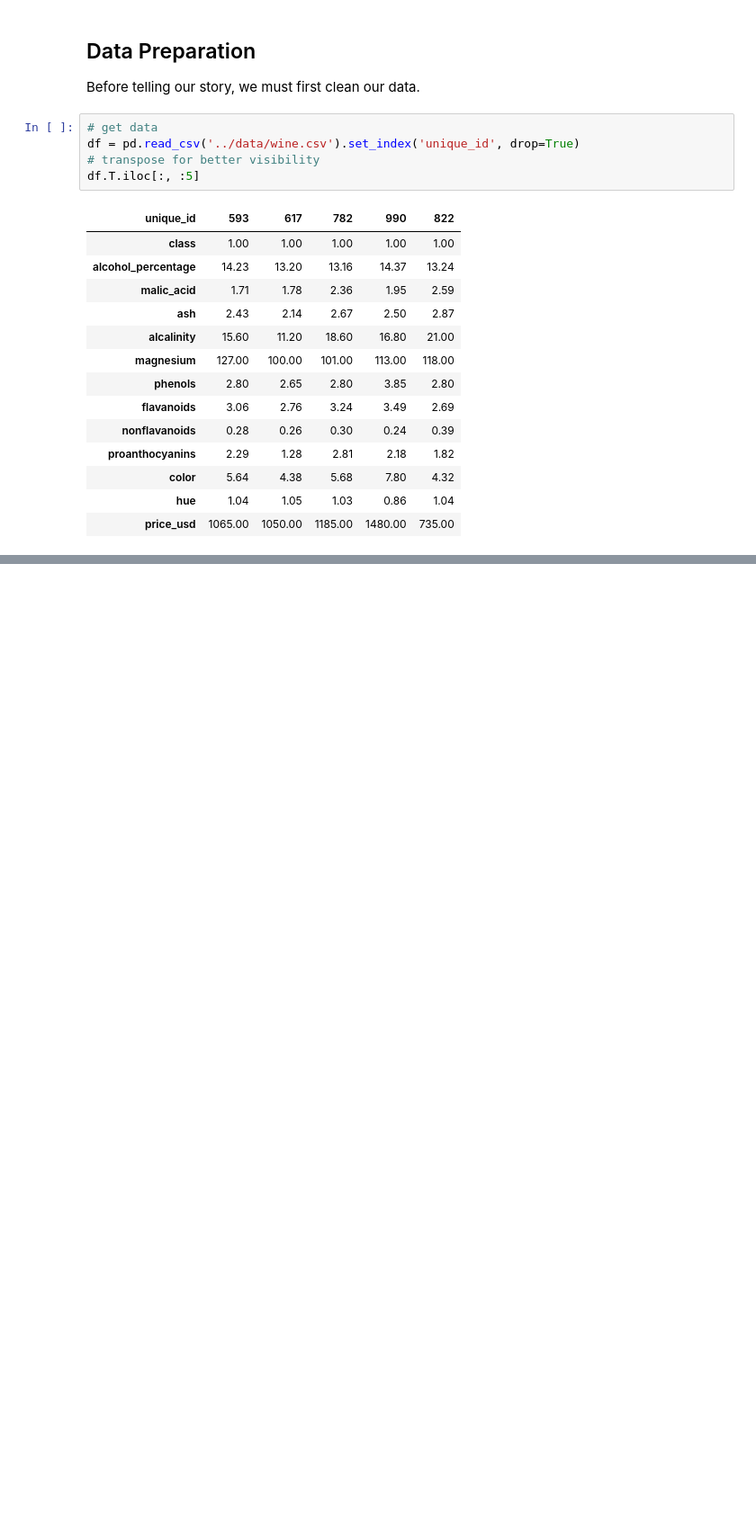
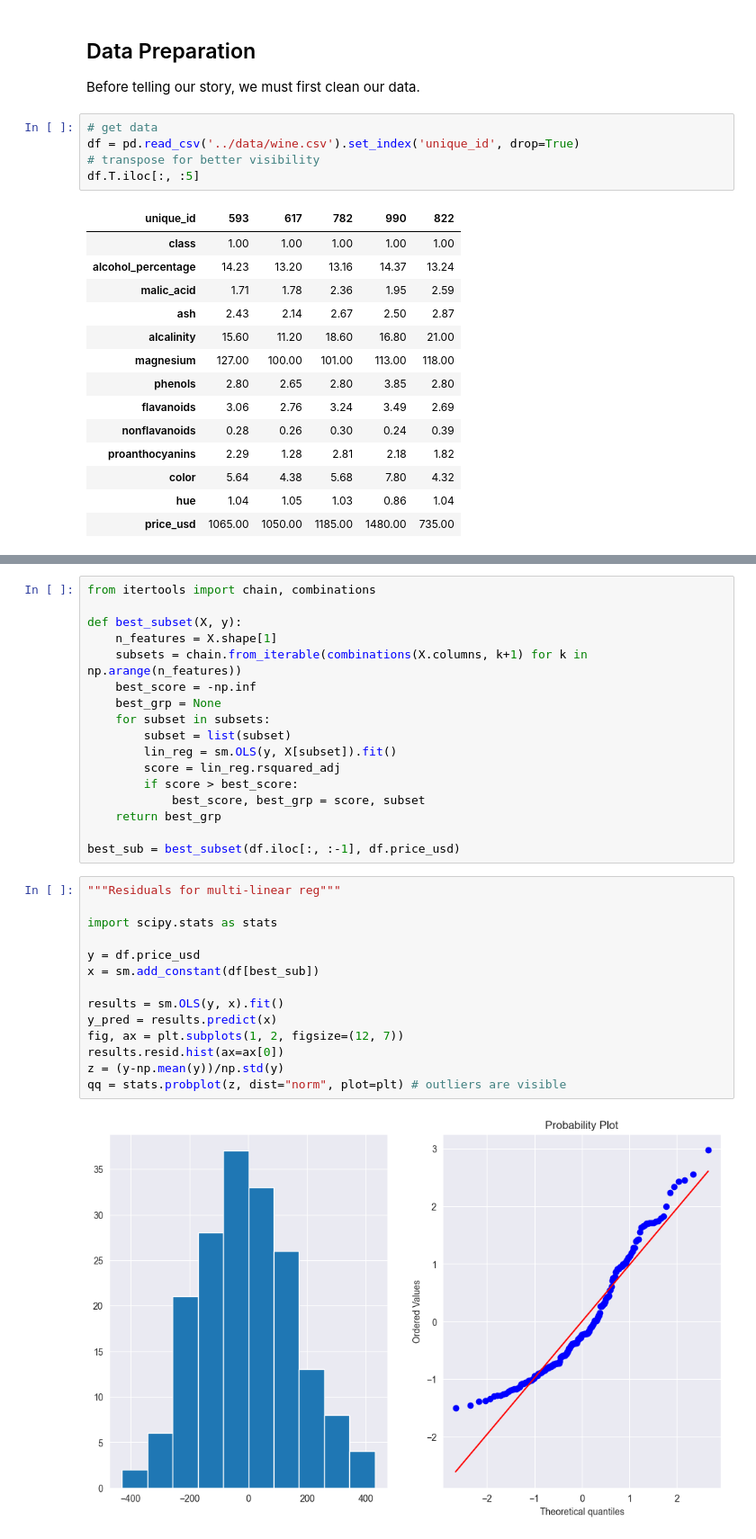
Before and after one commit to ppfenning/AppliedBusiness, a Jupyter notebook: notebooks/ex1.ipynb, the cells around one changed output, grey strips where cells are left out. Shown at 90% size. Cells and saved outputs as stored; diff of their text form; blank space fills up the shorter version.

Commit message:
plots

```diff
--- a/notebooks/ex1.ipynb
+++ b/notebooks/ex1.ipynb
@@ -128,0 +161,33 @@ df_norm.T.iloc[:, :5]
+# %%
+from itertools import chain, combinations
+
+def best_subset(X, y):
+    n_features = X.shape[1]
+    subsets = chain.from_iterable(combinations(X.columns, k+1) for k in np.arange(n_features))
+    best_score = -np.inf
+    best_grp = None
+    for subset in subsets:
+        subset = list(subset)
+        lin_reg = sm.OLS(y, X[subset]).fit()
+        score = lin_reg.rsquared_adj
+        if score > best_score:
+            best_score, best_grp = score, subset
+    return best_grp
+
+best_sub = best_subset(df.iloc[:, :-1], df.price_usd)
+# %%
+"""Residuals for multi-linear reg"""
+
+import scipy.stats as stats
+
+y = df.price_usd
+x = sm.add_constant(df[best_sub])
+
+results = sm.OLS(y, x).fit()
+y_pred = results.predict(x)
+fig, ax = plt.subplots(1, 2, figsize=(12, 7))
+results.resid.hist(ax=ax[0])
+z = (y-np.mean(y))/np.std(y)
+qq = stats.probplot(z, dist="norm", plot=plt) # outliers are visible
+# %% [output]
+[figure, added]
```
Also changed, not shown: parts of 5 cells of this notebook.
